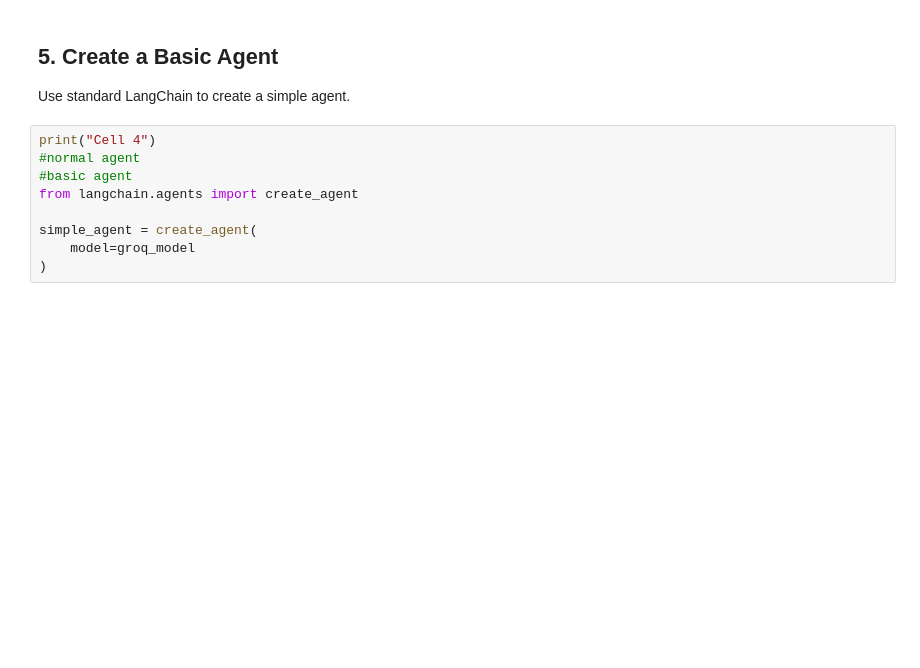
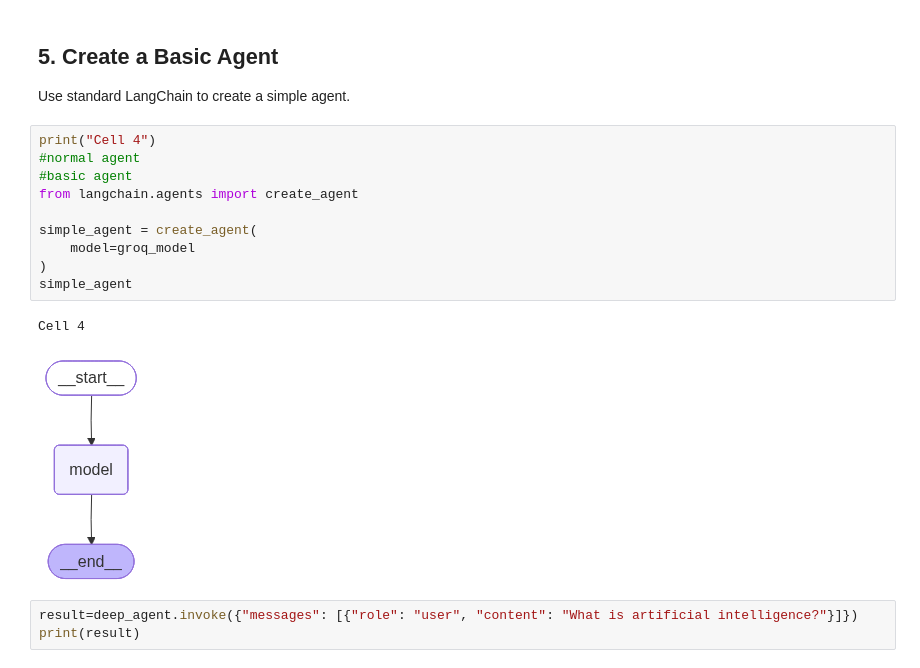
Before and after one commit to MoeenUddin01/Agentic-ai-full, a Jupyter notebook: deepAgent/notebooks/deepagent_fixed.ipynb, the cells around one changed output. Cells and saved outputs as stored; diff of their text form; blank space fills up the shorter version.

Commit message:
Update and add deepAgent notebooks

```diff
--- a/deepAgent/notebooks/deepagent_fixed.ipynb
+++ b/deepAgent/notebooks/deepagent_fixed.ipynb
@@ -67,9 +77,16 @@ Use standard LangChain to create a simple agent.
 # %%
 print("Cell 4")
 #normal agent
 #basic agent
 from langchain.agents import create_agent
 
 simple_agent = create_agent(
     model=groq_model
 )
+simple_agent
+# %% [output]
+Cell 4
+[figure, added]
+# %%
+result=deep_agent.invoke({"messages": [{"role": "user", "content": "What is artificial intelligence?"}]})
+print(result)
```
Also changed, not shown: parts of 4 cells of this notebook, 2 other files.
